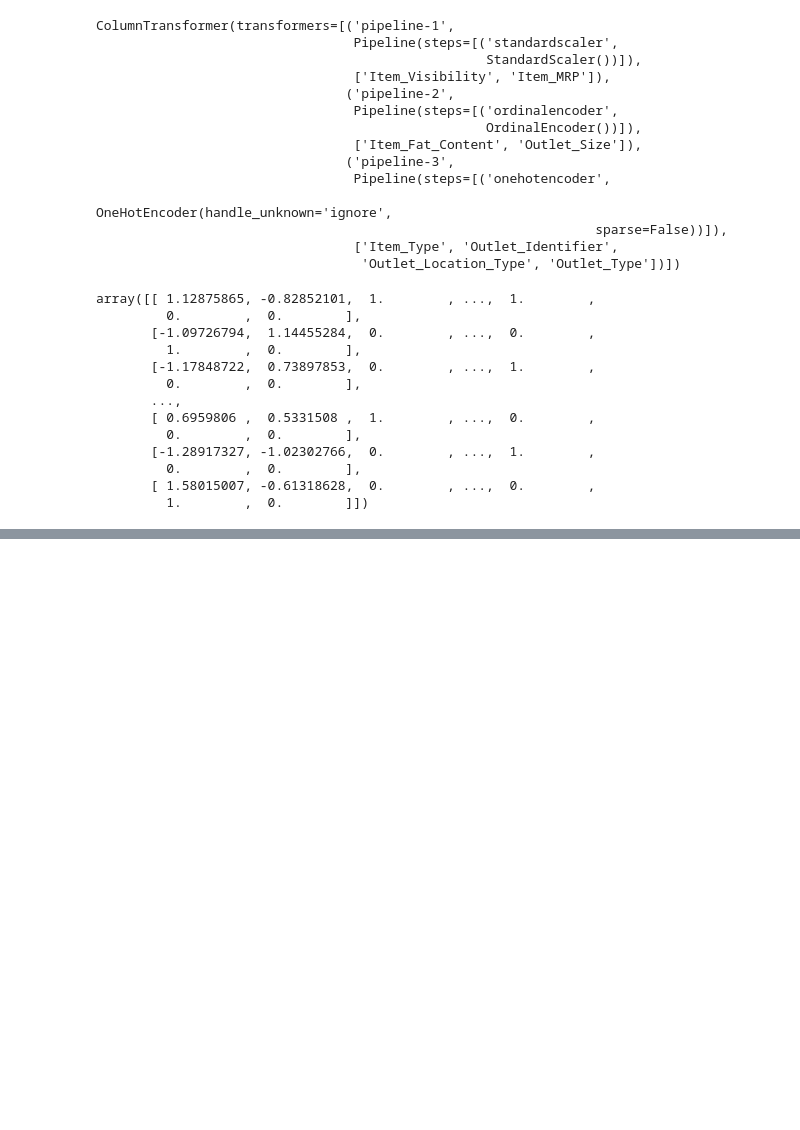
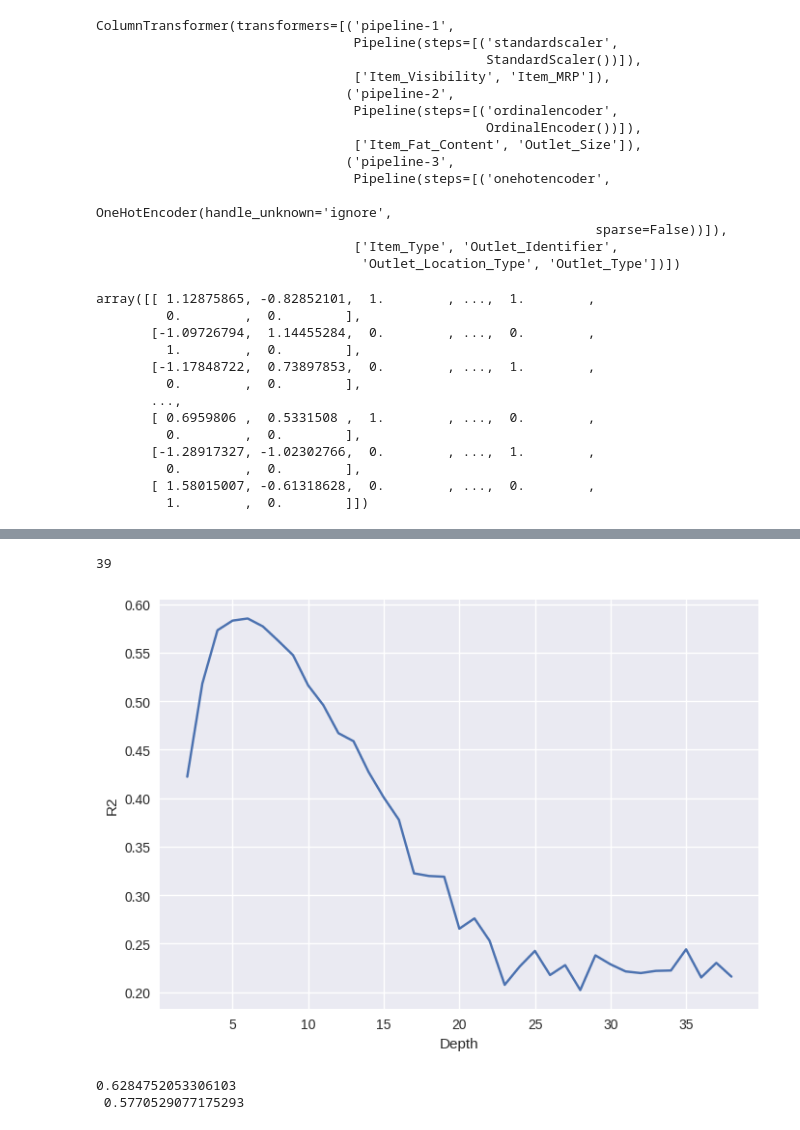
Before and after one commit to YeisonAndreyLiCe/food_sales_prediction, a Jupyter notebook: food_sales_forecast.ipynb, the cells around one changed output, grey strips where cells are left out. Drawn from its saved outputs; the diff is of its cells as text; code cells hidden in the pictures; blank space fills up the shorter version.

```diff
--- a/food_sales_forecast.ipynb
+++ b/food_sales_forecast.ipynb
@@ -842,0 +850,3 @@ array([[ 1.12875865, -0.82852101,  1.        , ...,  1.        ,
+# %%
+reg = LinearRegression() # to instantiate the class
+reg.fit(X_train_processed, y_train) # stimate the parameters
@@ -842,0 +891,3 @@ array([[ 1.12875865, -0.82852101,  1.        , ...,  1.        ,
+# %%
+dec_tree = DecisionTreeRegressor(random_state=42)
+dec_tree.fit(X_train_processed, y_train)
@@ -842,0 +922,28 @@ array([[ 1.12875865, -0.82852101,  1.        , ...,  1.        ,
+# %%
+dec_tree.get_depth()
+# %% [output]
+39
+# %%
+max_depth_range = list(range(2, 39))
+r2 = []
+
+for depth in max_depth_range:
+    tree = DecisionTreeRegressor(max_depth=depth,
+                                random_state=42)
+    tree.fit(X_train_processed, y_train)
+    r2.append(tree.score(X_test_processed, y_test))
+# %%
+plt.plot(max_depth_range, r2)
+plt.xlabel("Depth")
+plt.ylabel("R2")
+plt.show()
+# %% [output]
+[figure, added]
+# %%
+tree_depth_9 = DecisionTreeRegressor(max_depth=7, random_state=42)
+tree_depth_9.fit(X_train_processed, y_train)
+print(tree_depth_9.score(X_train_processed, y_train),
+     "\n", tree_depth_9.score(X_test_processed, y_test))
+# %% [output]
+0.6284752053306103
+ 0.5770529077175293
```
Also changed, not shown: parts of 17 cells of this notebook.
